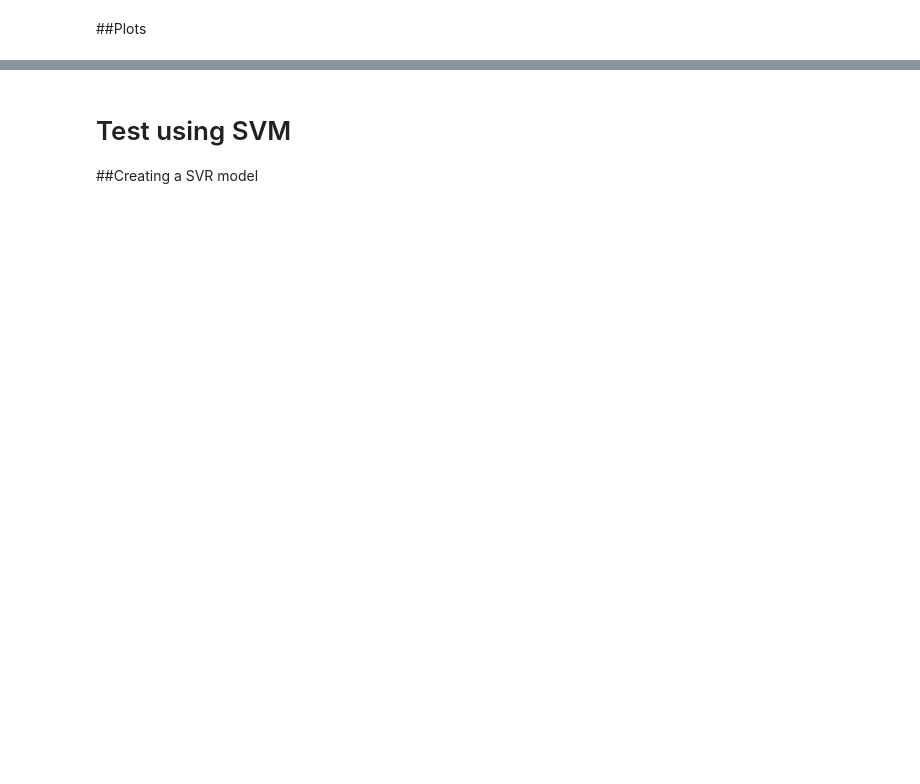
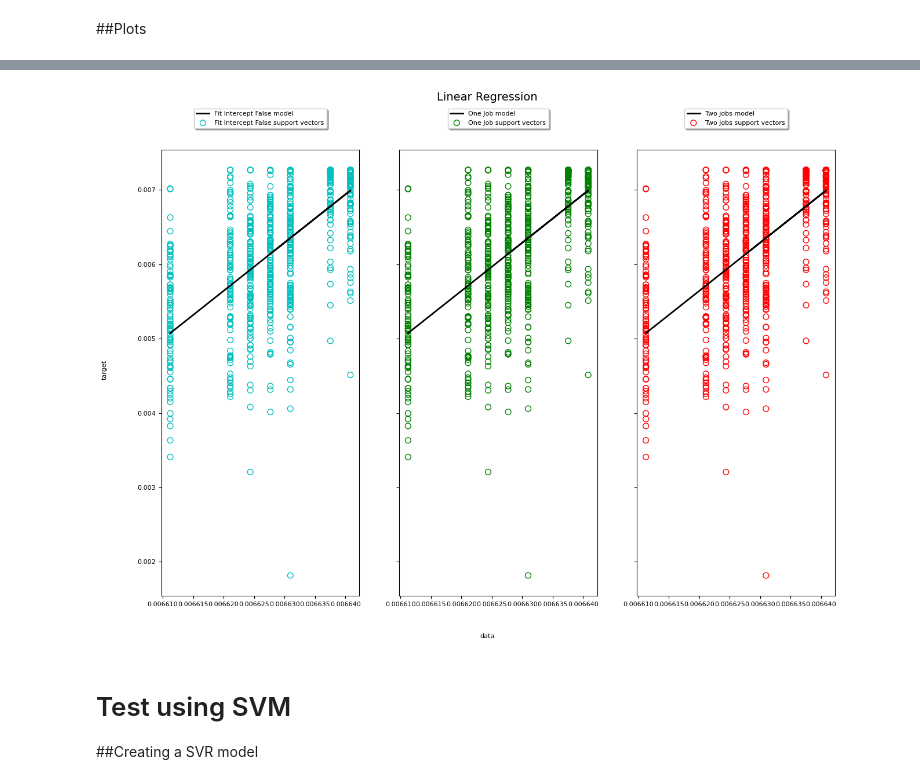
Before and after one commit to maiconspa/student-analysis, a Jupyter notebook: a3_ia.ipynb, the cells around one changed output, grey strips where cells are left out. Cells and saved outputs as stored; diff of their text form; code cells hidden in the pictures; blank space fills up the shorter version.

```diff
--- a/a3_ia.ipynb
+++ b/a3_ia.ipynb
@@ -302,6 +303,9 @@ array([0.00641276, 0.00724125, 0.00713224, 0.0055007 , 0.00662643,
 # %%
 with open('students.pickle', mode='wb') as f:
     pickle.dump([x_df_train, y_df_train, x_df_test, y_df_test], f)
+# %%
+# variable to compile percent error
+height = []
 # %% [markdown]
 # Test using Linear Regression Model
 # %% [markdown]
@@ -355,3 +339,57 @@ plt.show()
+# %%
+lw = 2
+
+lr_fit_intercept_false = linear_model.LinearRegression(fit_intercept=False)
+lr_fit_one_job = linear_model.LinearRegression(fit_intercept=False, n_jobs=1)
+lr_fit_two_jobs = linear_model.LinearRegression(fit_intercept=False, n_jobs=2)
+
+lrs = [lr_fit_intercept_false, lr_fit_one_job, lr_fit_two_jobs]
+lrs_label = ["Fit Intercept False", "One Job", "Two jobs"]
+model_color = ["c", "g", "r"]
+
+fig, axes = plt.subplots(nrows=1, ncols=3, figsize=(15, 10), sharey=True)
+for ix, lr in enumerate(lrs):
+    prediction = regr.fit(x_df_train, y_df_train).predict(x_df_test)
+    axes[ix].plot(
+        x_df_test,
+        prediction,
+        color="k",
+        lw=lw,
+        label="{} model".format(lrs_label[ix]),
+    )
+    axes[ix].scatter(
+        x_df_test,
+        y_df_test,
+        facecolor="none",
+        edgecolor=model_color[ix],
+        s=50,
+        label="{} support vectors".format(lrs_label[ix]),
+    )
+    # axes[ix].scatter(
+    #     x_df_test,
+    #     y_df_test,
+    #     facecolor="none",
+    #     edgecolor="k",
+    #     s=20,
+    #     label="other training data",
+    # )
+    axes[ix].legend(
+        loc="upper center",
+        bbox_to_anchor=(0.5, 1.1),
+        ncol=1,
+        fancybox=True,
+        shadow=True,
+    )
+
+    mape = mean_absolute_percentage_error(y_df_test, prediction)
+    height.append(mape)
+
+fig.text(0.5, 0.04, "data", ha="center", va="center")
+fig.text(0.06, 0.5, "target", ha="center", va="center", rotation="vertical")
+fig.suptitle("Linear Regression", fontsize=14)
+plt.show()
+# %% [output]
+[figure, added]
 # %% [markdown]
 # Test using SVM
 ##Creating a SVR model
```
Also changed, not shown: parts of 30 cells of this notebook, 1 other file.
